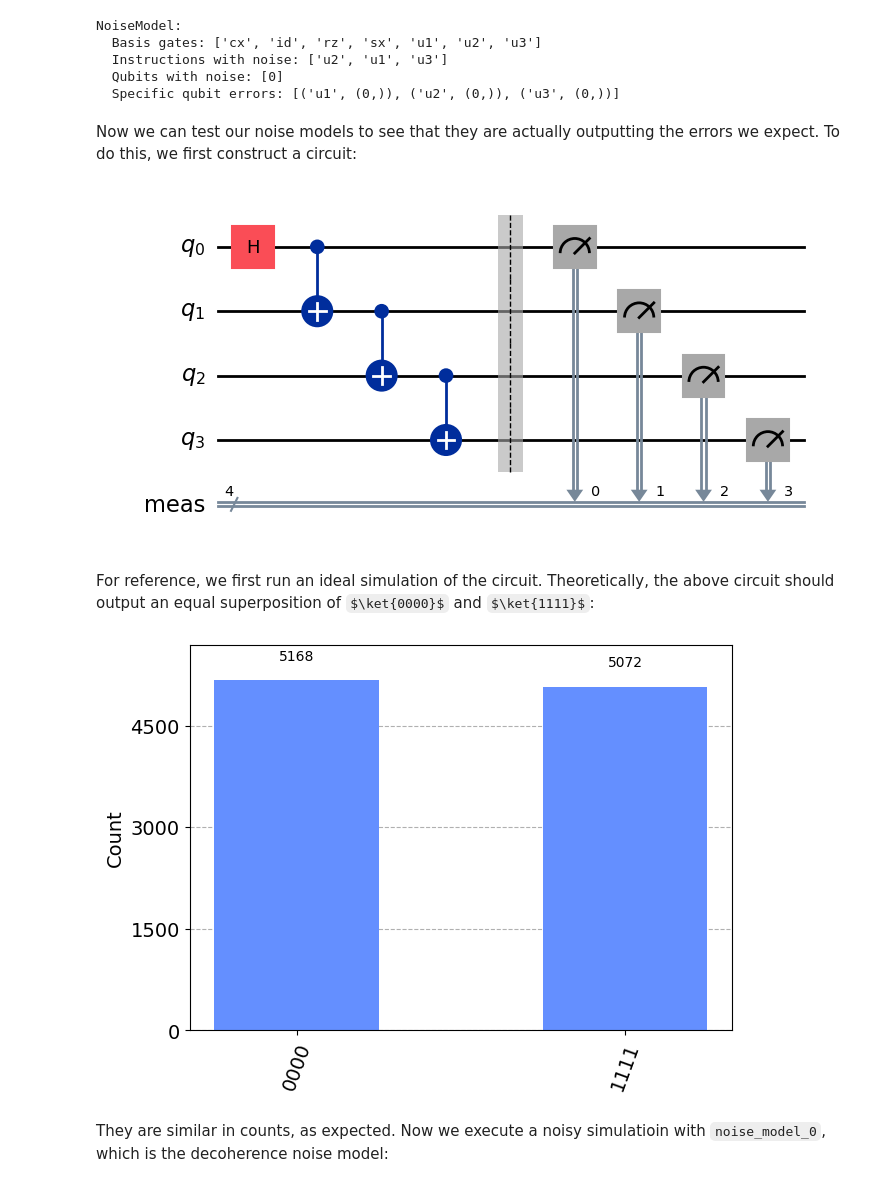
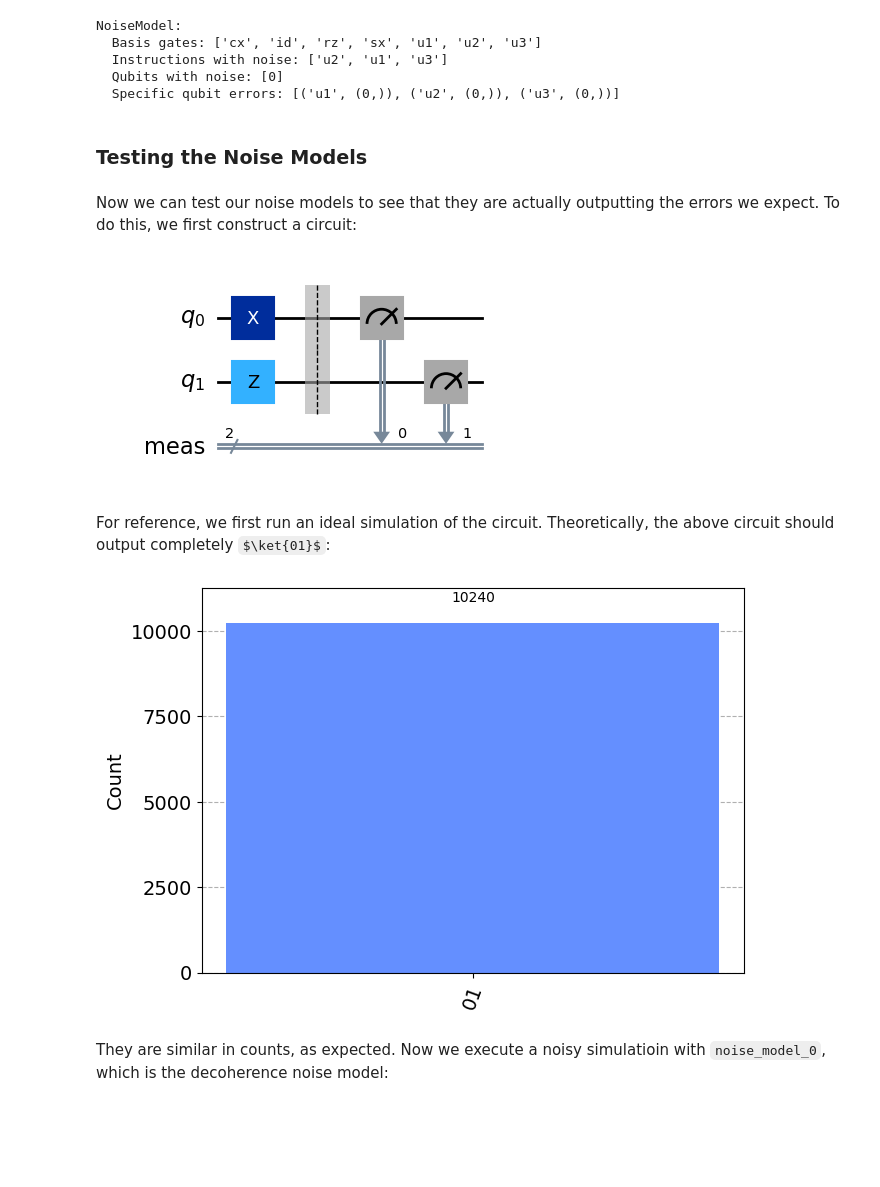
Before and after one commit to chtang-hmc/PHYS064, a Jupyter notebook: Final Project/FinalProject.ipynb, the cells around one changed output. Drawn from its saved outputs; the diff is of its cells as text; code cells hidden in the pictures; some formulas as TeX source; blank space fills up the shorter version.

```diff
--- a/Final Project/FinalProject.ipynb
+++ b/Final Project/FinalProject.ipynb
@@ -143,21 +143,21 @@ NoiseModel:
   Instructions with noise: ['u2', 'u1', 'u3']
   Qubits with noise: [0]
   Specific qubit errors: [('u1', (0,)), ('u2', (0,)), ('u3', (0,))]
+# %% [markdown]
+### Testing the Noise Models
 # %% [markdown]
 Now we can test our noise models to see that they are actually outputting the errors we expect. To do this, we first construct a circuit:
 # %%
 # create circuit object
-qc_test = QuantumCircuit(4)
+qc_test = QuantumCircuit(2)
 
-# add gates
-qc_test.h(0)
-for i in range(3):
-    qc_test.cx(i, i+1)
+qc_test.x(0)
+qc_test.z(1)
 qc_test.measure_all()
 
 # visualize the circuit
 qc_test.draw('mpl')
 # %% [output]
-[figure, old version]
+[figure, new version]
 # %% [markdown]
-For reference, we first run an ideal simulation of the circuit. Theoretically, the above circuit should output an equal superposition of $\ket{0000}$ and $\ket{1111}$:
+For reference, we first run an ideal simulation of the circuit. Theoretically, the above circuit should output completely $\ket{01}$:
@@ -165,13 +177,9 @@ For reference, we first run an ideal simulation of the circuit. Theoretically, t
 sim_ideal = AerSimulator()
 
 # run the simulation 10 times since Aer only returns 1024 shots
-counts_ideal = {}
-for run in range(10):
-    result_ideal = sim_ideal.run(qc_test).result()
-    counts_ideal_temp = result_ideal.get_counts()
-    counts_ideal = dict(Counter(counts_ideal) + Counter(counts_ideal_temp))
+counts_ideal = get_multiple_counts(10, qc_test, sim_ideal)
 plot_histogram(counts_ideal)
 # %% [output]
-[figure, old version]
+[figure, new version]
 # %% [markdown]
 They are similar in counts, as expected. Now we execute a noisy simulatioin with `noise_model_0`, which is the decoherence noise model:
```
Also changed, not shown: parts of 27 cells of this notebook.
